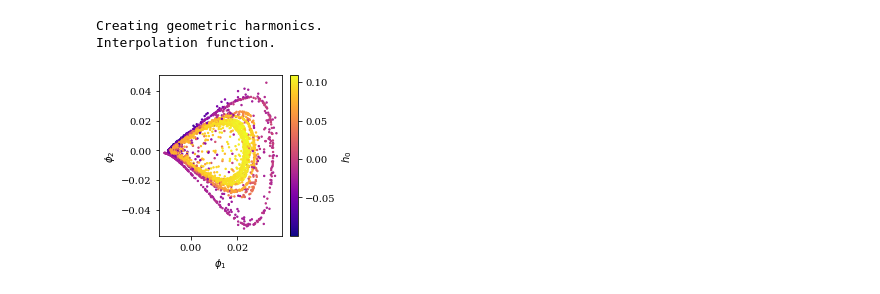
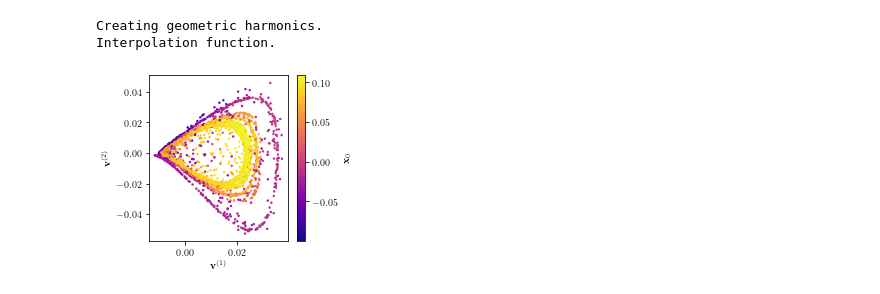
Before and after one commit to Learning-of-Dynamic-Processes/coldstart, a Jupyter notebook: brusselator.ipynb, the cells around one changed output. Cells and saved outputs as stored; diff of their text form; code cells hidden in the pictures.

```diff
--- a/brusselator.ipynb
+++ b/brusselator.ipynb
@@ -99,15 +101,15 @@ Interpolation function.
 # %%
 fig = plt.figure(figsize=(page_width/2, 3))
 ax = fig.add_subplot(111)
 scat = ax.scatter(V[:, 0], V[:, 1], c=c_chunks_train[:, 0], cmap="plasma", s=2)
-ax.set_xlabel(r"$\phi_1$")
-ax.set_ylabel(r"$\phi_2$")
-plt.colorbar(scat, label=r"$h_0$")
+ax.set_xlabel(r"$\mathbf{v}^{(1)}$")
+ax.set_ylabel(r"$\mathbf{v}^{(2)}$")
+plt.colorbar(scat, label=r"$\mathbf{x}_0$")
 plt.tight_layout()
 plt.savefig("brusselator/fig/brusselator_embedding_space.pdf")
 plt.show()
 # %% [output]
-[figure, old version]
+[figure, new version]
 # %%
 # Create trajectory with informed reservoir initialization
 initial_test_chunk = dataset_test.input_data[
```
Also changed, not shown: parts of 4 cells of this notebook, 2 other files.
